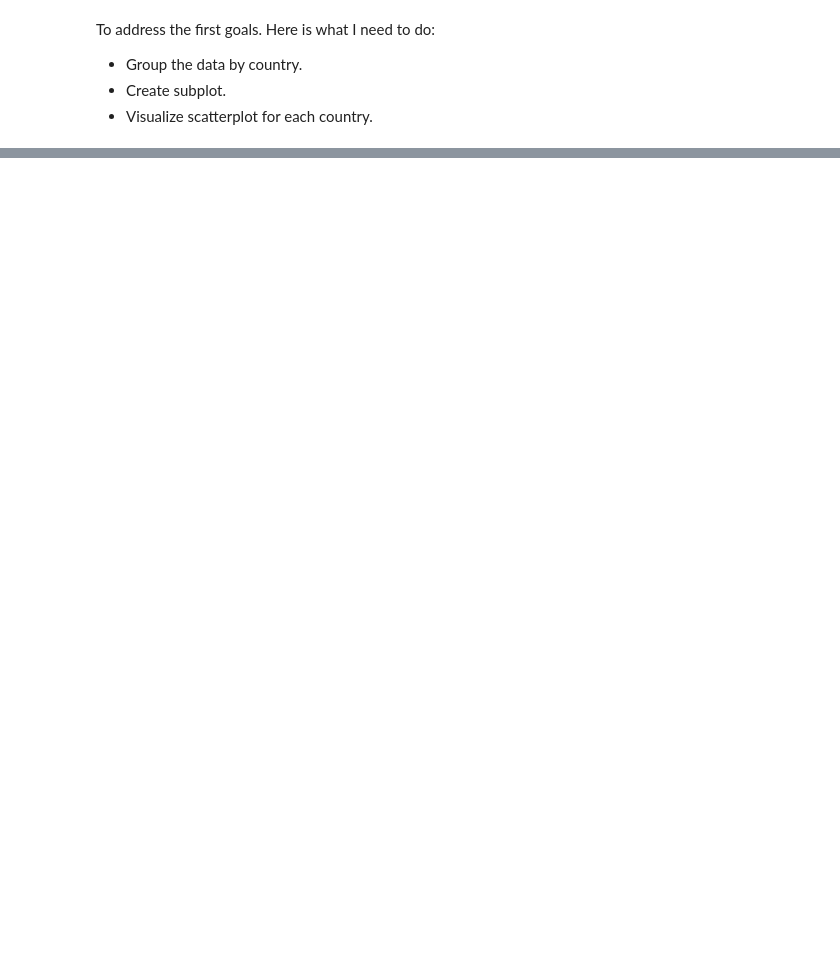
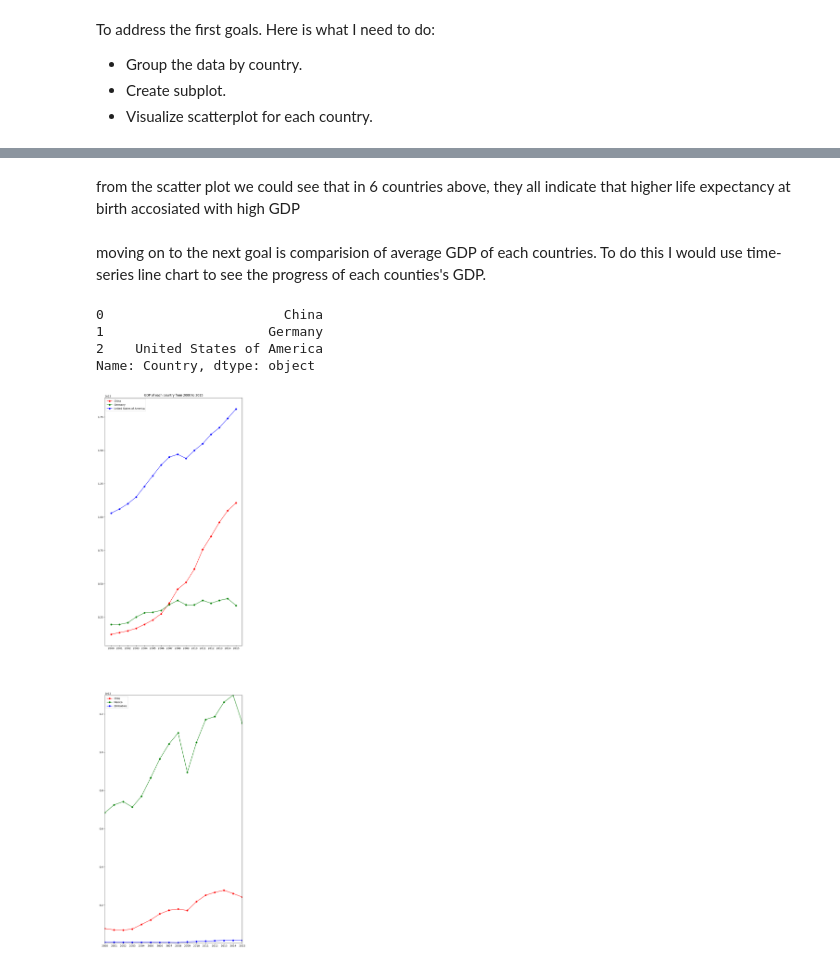
Before and after one commit to vietnoy/GDP_and_Life_expectancy_analyzing, a Jupyter notebook: life_expectancy_gdp.ipynb, the cells around one changed output, grey strips where cells are left out. Drawn from its saved outputs; the diff is of its cells as text; code cells hidden in the pictures; blank space fills up the shorter version.

```diff
--- a/life_expectancy_gdp.ipynb
+++ b/life_expectancy_gdp.ipynb
@@ -52,0 +55,44 @@ plt.savefig('life_expectancy_gdp.png')
+# %% [markdown]
+from the scatter plot we could see that in 6 countries above, they all indicate that higher life expectancy at birth accosiated with high GDP
+# %% [markdown]
+moving on to the next goal is comparision of average GDP of each countries. To do this I would use time-series line chart to see the progress of each counties's GDP.
+# %%
+# create years list
+years = legdp_by_countries[countries[0]]['Year']
+colors = ['red','green','blue','black','orange','purple']
+
+# divide countries into 2 groups
+df = legdp.groupby('Country')['GDP'].mean().reset_index()
+lower_gdp = df['Country'][df['GDP'] < 10**12].reset_index(drop = True)
+higher_gdp = df['Country'][df['GDP'] >= 10**12].reset_index(drop = True)
+print(higher_gdp)
+
+# plot the line chart for higher group
+plt.figure(figsize=(10,40))
+ax = plt.subplot(2,1,1)
+for i in range(len(higher_gdp)):
+    plt.plot(range(len(years)), legdp_by_countries[higher_gdp[i]]['GDP'], color = colors[i] , marker = 'o')
+ax.set_xticks(range(len(years)))
+ax.set_xticklabels(years)
+ax.legend(higher_gdp)
+plt.title('GDP of each country from 2000 to 2015')
+
+# plot the line chart for lower group
+ax2 = plt.subplot(2,1,2)
+for i in range(len(lower_gdp)):
+    plt.plot(range(len(years)), legdp_by_countries[lower_gdp[i]]['GDP'], color = colors[i] , marker = 'o')
+ax2.axis([0,15,2*10**9,legdp_by_countries['Mexico']['GDP'].max()])
+ax2.set_xticks(range(len(years)))
+ax2.set_xticklabels(years)
+ax2.legend(lower_gdp)
+plt.savefig('gdp_years.png')
+
+plt.figure(figsize=(10,8))
+sns.barplot(data = legdp, x = 'Country', y = 'GDP', capsize= 0.2)
+plt.savefig('gdp_comparision_barchart.png')
+# %% [output]
+0                       China
+1                     Germany
+2    United States of America
+Name: Country, dtype: object
+[figure, added]
```
Also changed, not shown: parts of 5 cells of this notebook, 5 other files.
